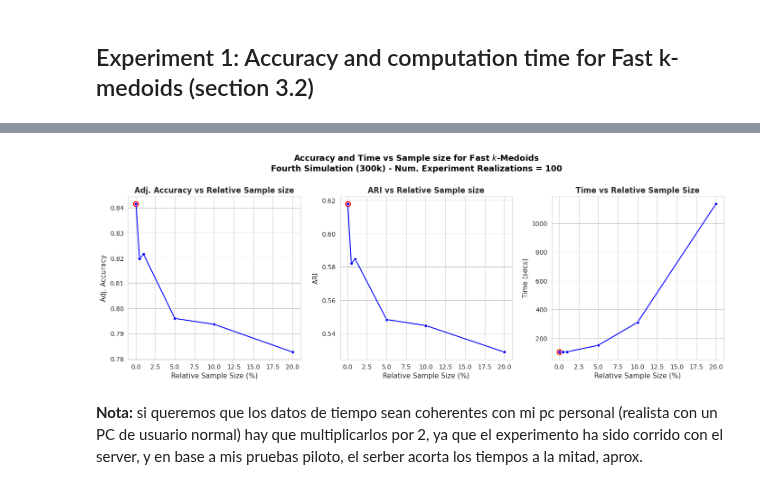
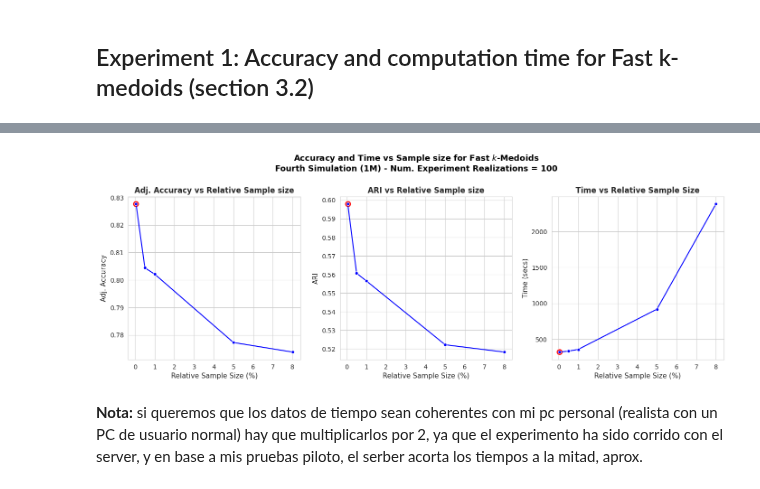
Before and after one commit to FabioScielzoOrtiz/db-robust-clust-paper-code, a Jupyter notebook: notebooks/experiments_simulation_4.ipynb, the cells around one changed output, grey strips where cells are left out. Drawn from its saved outputs; the diff is of its cells as text; code cells hidden in the pictures.

```diff
--- a/notebooks/experiments_simulation_4.ipynb
+++ b/notebooks/experiments_simulation_4.ipynb
@@ -175,23 +175,24 @@ run_experiment_1 = False
 # %%
 if run_experiment_1:
 
-    n_realizations = 70
+    n_realizations = 50
     experiment_random_state = 123
     random.seed(experiment_random_state)
     random_state_list = random.sample(range(n_realizations*1000), n_realizations)
 
-    chunk_size = 3
+    chunk_size = 2
     random_state_list_chunks = split_list_in_chunks(random_state_list, chunk_size=chunk_size)
 
     results_folder_path = os.path.join(current_path, '..', 'results', 'results_experiment_1', 'simulation_4')
     os.makedirs(results_folder_path, exist_ok=True)
-    file_id = datetime.now(ZoneInfo("Europe/Madrid")).strftime('%Y%m%d_%H%M%S')
+    #file_id = datetime.now(ZoneInfo("Europe/Madrid")).strftime('%Y%m%d_%H%M%S')
+    file_id = '20250902_215259'
 
-    experiment_1_config = get_config_exp_1_sim_4()
+    experiment_1_config = get_config_exp_1_sim_5()
 
-    X, y = get_simulation_4(random_state=experiment_random_state, return_outlier_idx=False)
+    X, y = get_simulation_5(random_state=experiment_random_state, return_outlier_idx=False)
 
-    for chunk_id, random_state_chunk in enumerate(tqdm(random_state_list_chunks[21:], desc='chunks', unit='chunks'), start=21):
+    for chunk_id, random_state_chunk in enumerate(tqdm(random_state_list_chunks[14:], desc='chunks', unit='chunks'), start=14):
         print("chunk_id:", chunk_id)
         print('random_state_chunk:', random_state_chunk)
 
@@ -206,10 +207,10 @@ if run_experiment_1:
                                                       random_state=random_state)
 
         # Save results
-        results_filename = f'results_exp_1_simu_4_chunk_{chunk_id}_{file_id}.pkl'
+        results_filename = f'results_exp_1_simu_5_chunk_{chunk_id}_{file_id}.pkl'
         results_save_path = os.path.join(results_folder_path, results_filename)
         with open(results_save_path, 'wb') as f:
             pickle.dump(results, f)
 
-# Time 70 realization
-## IBiDat Server: 80*22 mins =   hours
+# Time 50 realization
+## IBiDat Server: 150*25  mins = 62 hours
@@ -263,10 +220,10 @@ if run_experiment_1:
     # Open results by chunk
     chunk_ids = range(len(random_state_list_chunks))
     results_chunk = {}
-    file_id = '20250728_164200'
+    file_id = '20250902_215259'
     results_folder_path = os.path.join(current_path, '..', 'results', 'results_experiment_1', 'simulation_4')
     for chunk_id in chunk_ids:
-        results_filename = f'results_exp_1_simu_4_chunk_{chunk_id}_{file_id}.pkl'
+        results_filename = f'results_exp_1_simu_5_chunk_{chunk_id}_{file_id}.pkl'
         results_save_path = os.path.join(results_folder_path, results_filename)
         with open(results_save_path, 'rb') as f:
             results_chunk[chunk_id] = pickle.load(f)
@@ -277,14 +234,14 @@ if run_experiment_1:
         results.update(results_chunk[i])
 
     # Save joined/merged results
-    results_filename = f'results_exp_1_simu_4_{file_id}.pkl'
+    results_filename = f'results_exp_1_simu_5_{file_id}.pkl'
     results_save_path = os.path.join(results_folder_path, results_filename)
     with open(results_save_path, 'wb') as f:
         pickle.dump(results, f)
 # %%
 # Open merged/joined results
-file_id = '20250728_164200'
-results_filename = f'results_exp_1_simu_4_{file_id}.pkl'
+file_id = '20250902_215259'
+results_filename = f'results_exp_1_simu_5_{file_id}.pkl'
 results_folder_path = os.path.join(current_path, '..', 'results', 'results_experiment_1', 'simulation_4')
 results_save_path = os.path.join(results_folder_path, results_filename)
 with open(results_save_path, 'rb') as f:
@@ -312,5 +269,5 @@ results
 # %%
-experiment_1_config = get_config_exp_1_sim_4()
+experiment_1_config = get_config_exp_1_sim_5()
 
 pivoted_results = get_pivoted_results(
     results=results,
@@ -351,36 +308,36 @@ sns.lineplot(
     x=frac_sample_sizes_list * 100,
     y=time_list,
     color='blue', marker='o', markersize=5, ax=axes[2]
 )
 
 axes[0].set_title('Adj. Accuracy vs Relative Sample size', size=12, weight='bold')
 axes[0].set_ylabel('Adj. Accuracy', size=11)
 #axes[0].set_yticks(np.round(np.linspace(np.min(best_accuracy_values), np.max(best_accuracy_values), 7),3))
 
 axes[1].set_title('ARI vs Relative Sample size', size=12, weight='bold')
 axes[1].set_ylabel('ARI', size=11)
 #axes[1].set_yticks(np.round(np.linspace(np.min(best_accuracy_values), np.max(best_accuracy_values), 7),3))
 
 axes[2].set_title('Time vs Relative Sample Size', size=12, weight='bold')
 axes[2].set_ylabel('Time (secs)', size=11)
 #axes[2].set_yticks(np.round(np.linspace(np.min(times_values), np.max(times_values), 7),1))
 
 for i in range(len(axes)):
     #axes[i].set_xticks(np.round(np.linspace(np.min(data_perc_sizes), np.max(data_perc_sizes), 7),1))
     axes[i].set_xlabel('Relative Sample Size (%)', size=11)
 
 #plt.tight_layout()
 plt.subplots_adjust(top=0.83)
-plt.suptitle('Accuracy and Time vs Sample size for Fast $k$-Medoids\nFourth Simulation (300k) - Num. Experiment Realizations = 100', fontsize=13, y=1.02, weight='bold', color='black', alpha=1)
+plt.suptitle('Accuracy and Time vs Sample size for Fast $k$-Medoids\nFourth Simulation (1M) - Num. Experiment Realizations = 100', fontsize=13, y=1.02, weight='bold', color='black', alpha=1)
 plt.subplots_adjust(hspace=0.5, wspace=0.23)
 
-plot_filename = f'plot_results_exp_1_simu_4_{file_id}.png'
+plot_filename = f'plot_results_exp_1_simu_5_{file_id}.png'
 plot_save_path = os.path.join(results_folder_path, plot_filename)
 fig.savefig(plot_save_path, format='png', dpi=300, bbox_inches="tight", pad_inches=0.2)
 
 plt.show()
 # %% [output]
-[figure, old version]
+[figure, new version]
 # %% [markdown]
 **Nota:** si queremos que los datos de tiempo sean coherentes con mi pc personal (realista con un PC de  usuario normal) hay que multiplicarlos por 2, ya que el experimento ha sido corrido con el server, y en base a mis pruebas piloto, el serber acorta los tiempos a la mitad, aprox.
 # %%
```
Also changed, not shown: parts of 23 cells of this notebook, 25 other files.
